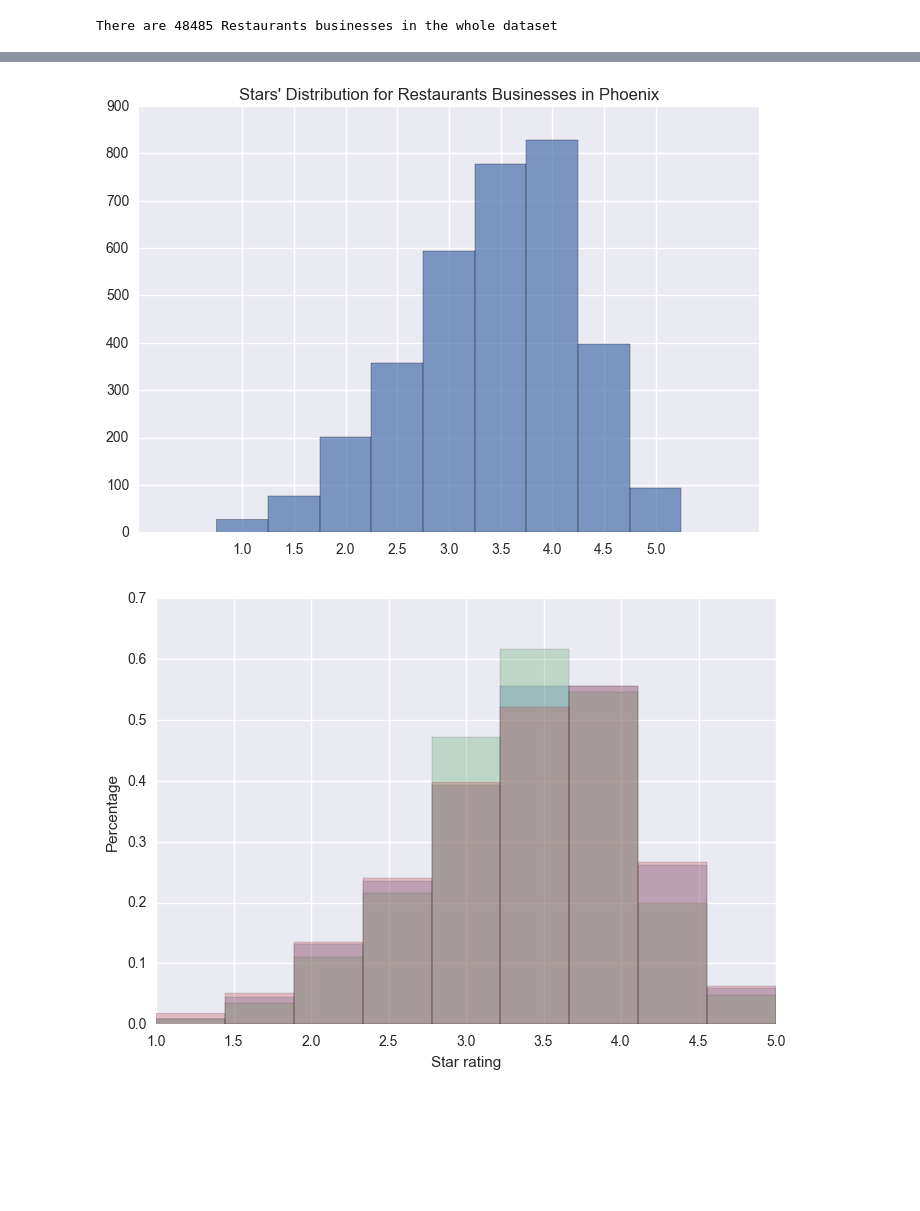
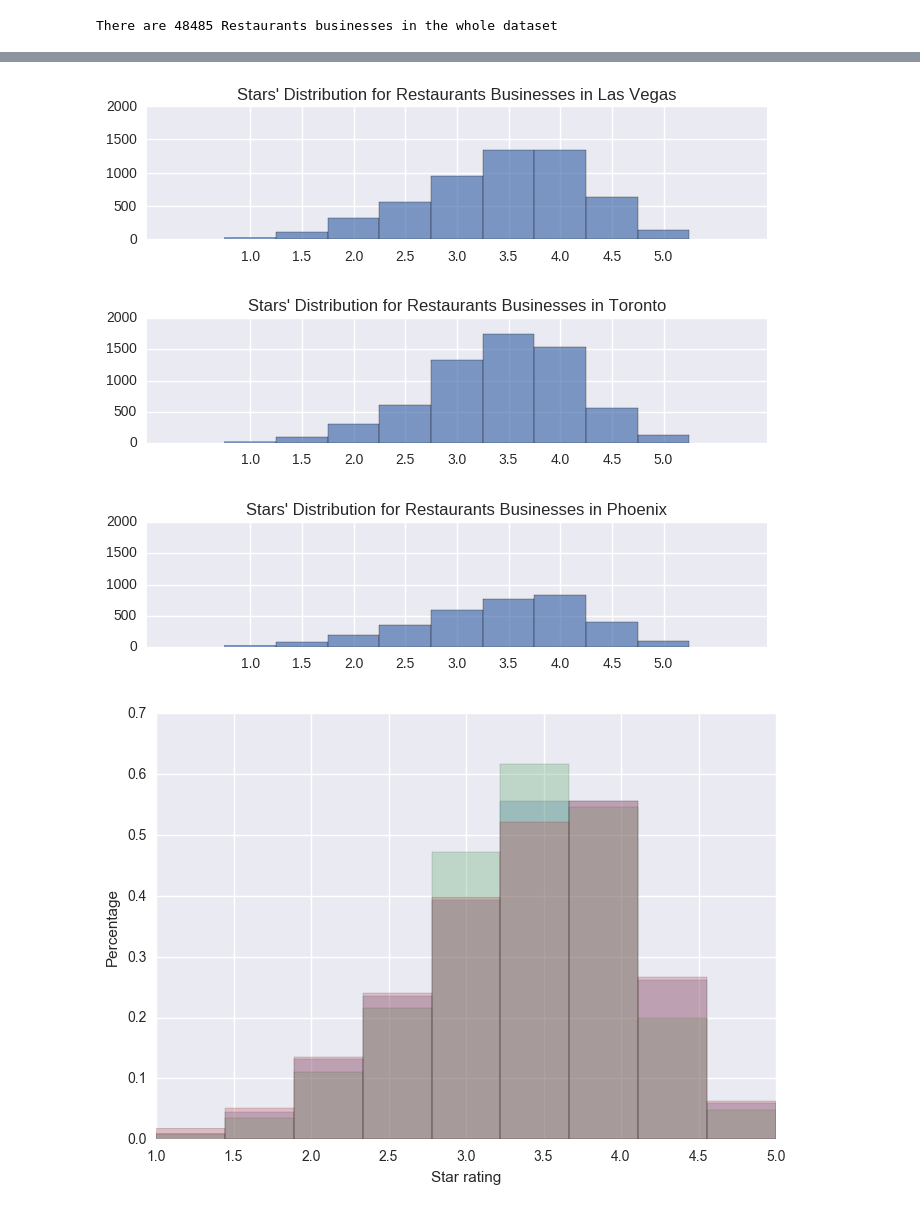
Before and after one commit to klimoka/COMPG011_group_project, a Jupyter notebook: Assi1_extended.ipynb, the cells around one changed output, grey strips where cells are left out. Cells and saved outputs as stored; diff of their text form; code cells hidden in the pictures; blank space fills up the shorter version.

```diff
--- a/Assi1_extended.ipynb
+++ b/Assi1_extended.ipynb
@@ -195,12 +184,36 @@ plt.show()
-# %%
-selected_businesses_city3 = selected_businesses[selected_businesses.city==city3]
-
-n_total, bins, patch = plt.hist(selected_businesses_city3.stars, bins=np.arange(1,6,0.5), alpha=0.7,align="left",normed=False,histtype="bar")
-plt.xticks(np.arange(1,5.5,0.5))
-plt.title("Stars' Distribution for {} Businesses in {}".format(selected_business,city3))
-plt.show()
-# %% [output]
-[figure, removed]
+# %%
+selected_businesses_city1 = selected_businesses[selected_businesses.city==city1]
+selected_businesses_city2 = selected_businesses[selected_businesses.city==city2]
+selected_businesses_city3 = selected_businesses[selected_businesses.city==city3]
+
+plt.subplots_adjust(hspace=.1)
+plt.subplot(311)
+n_total, bins, patch = plt.hist(selected_businesses_city1.stars, bins=np.arange(1,6,0.5), alpha=0.7,align="left",normed=False,histtype="bar")
+plt.xticks(np.arange(1,5.5,0.5))
+plt.title("Stars' Distribution for {} Businesses in {}".format(selected_business,city1))
+axes = plt.gca()
+axes.set_ylim([0,2000])
+plt.show()
+
+plt.subplot(312)
+n_total, bins, patch = plt.hist(selected_businesses_city2.stars, bins=np.arange(1,6,0.5), alpha=0.7,align="left",normed=False,histtype="bar")
+plt.xticks(np.arange(1,5.5,0.5))
+plt.title("Stars' Distribution for {} Businesses in {}".format(selected_business,city2))
+axes = plt.gca()
+axes.set_ylim([0,2000])
+plt.show()
+
+plt.subplot(313)
+n_total, bins, patch = plt.hist(selected_businesses_city3.stars, bins=np.arange(1,6,0.5), alpha=0.7,align="left",normed=False,histtype="bar")
+plt.xticks(np.arange(1,5.5,0.5))
+plt.title("Stars' Distribution for {} Businesses in {}".format(selected_business,city3))
+axes = plt.gca()
+axes.set_ylim([0,2000])
+plt.show()
+# %% [output]
+[figure, added]
+[figure, added]
+[figure, added]
 # %%
 plt.hist(selected_businesses_city1.stars, alpha=.3,bins = 9,normed = True )
 plt.hist(selected_businesses_city2.stars, alpha=.3,bins = 9,normed = True )
```
Also changed, not shown: parts of 11 cells of this notebook.
